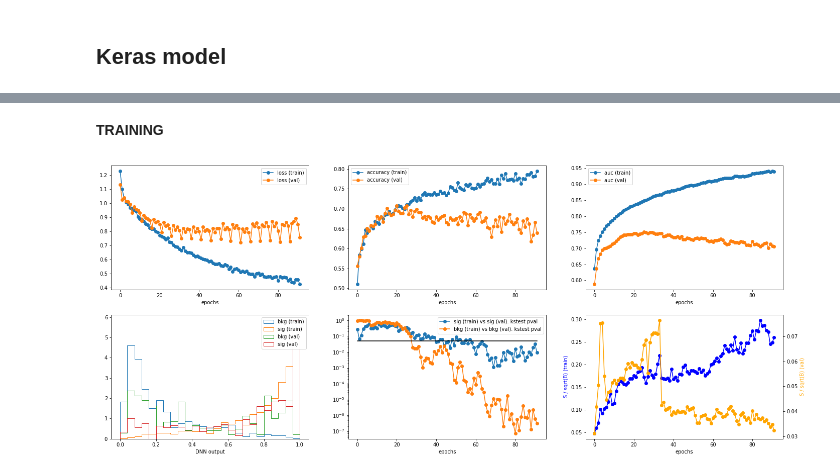
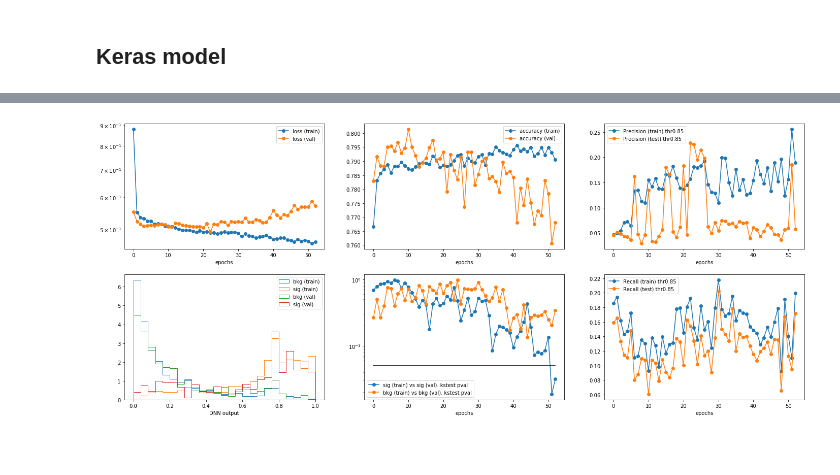
Before and after one commit to BiancaPinolini/ML_classification, a Jupyter notebook: Training.ipynb, the cells around one changed output, grey strips where cells are left out. Saved outputs shown, nothing was run; the diff lists cells and outputs as text; code cells hidden in the pictures; blank space fills up the shorter version.

```diff
--- a/Training.ipynb
+++ b/Training.ipynb
@@ -223 +234,20 @@ for epoch in range (1,epochs):
+# %%
+import dnn_plot_loss
+
+data = {
+    "X_train": X_train,
+    #"X_test" : X_test, ## test != val
+    "X_val" : X_test, ## test == val
+    "y_train": y_train,
+    #"y_test" : y_test, ## test!= val
+    "y_val" : y_test, ## test == val
+    "W_train": W_train,
+    #"W_test" : W_test, ## test != val
+    "W_val": W_test, ## test == val
+    "Wnn_train": Wnn_train,
+    #"W_test" : W_test, ## test != val
+    "Wnn_val": Wnn_test, ## test == val
+}
+
+plot_losses = dnn_plot_loss.PlotLosses(model, data, dnncut=0.9, batch_mode=False)
 # %% [markdown]
@@ -250,22 +254,0 @@ early_stopping = tf.keras.callbacks.EarlyStopping(monitor='val_loss', patience=3
-# %% [markdown]
-**TRAINING**
-# %%
-import dnn_plot_loss
-
-data = {
-    "X_train": X_train,
-    #"X_test" : X_test, ## test != val
-    "X_val" : X_temp, ## test == val
-    "y_train": y_train,
-    #"y_test" : y_test, ## test != val
-    "y_val" : y_temp, ## test == val
-    "W_train": W_train,
-    #"W_test" : W_test, ## test != val
-    "W_val": W_temp, ## test == val
-    "Wnn_train": Wnn_train,
-
-    #"W_test" : W_test, ## test != val
-    "Wnn_val": Wnn_temp, ## test == val
-}
-
-plot_losses = dnn_plot_loss.PlotLosses(model, data, batch_mode=False)
@@ -272,22 +260,16 @@ plot_losses = dnn_plot_loss.PlotLosses(model, data, batch_mode=False)
 # %%
-## TRAINING
-
-import time
-start_time = time.time()
-epochs = config["epochs"]
-
 history = model.fit_generator(
             training_generator,
             epochs=config["epochs"],
             steps_per_epoch  = steps_per_epoch_train,
             validation_data  = validation_generator,
             validation_steps = steps_per_epoch_val,
             callbacks=[plot_losses, early_stopping]
             )
 
 config["train_time"] = time.time() - start_time
 # %% [output]
-[figure, old version]
+[figure, new version]
 # %%
 config["train_time"]
 # %% [output]
```
Also changed, not shown: parts of 47 cells of this notebook, 19 other files.
